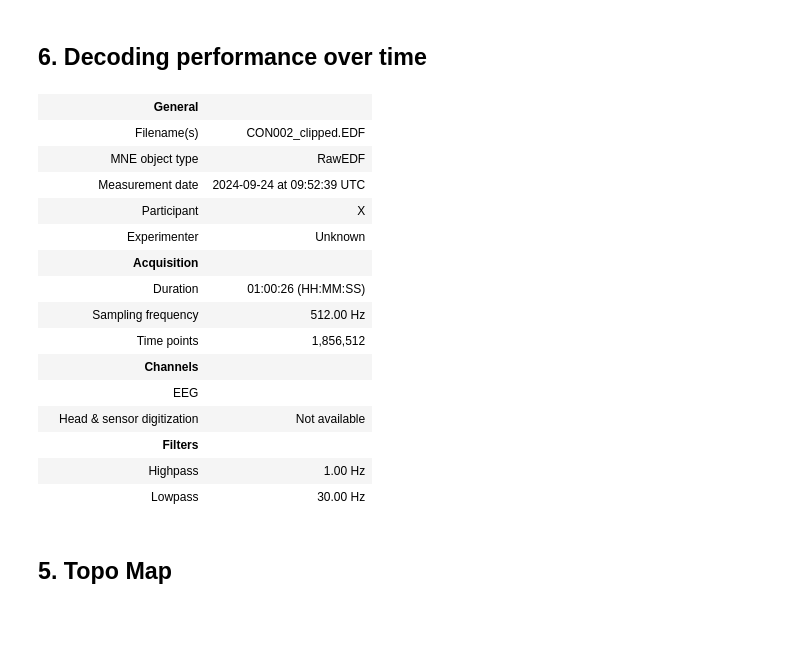
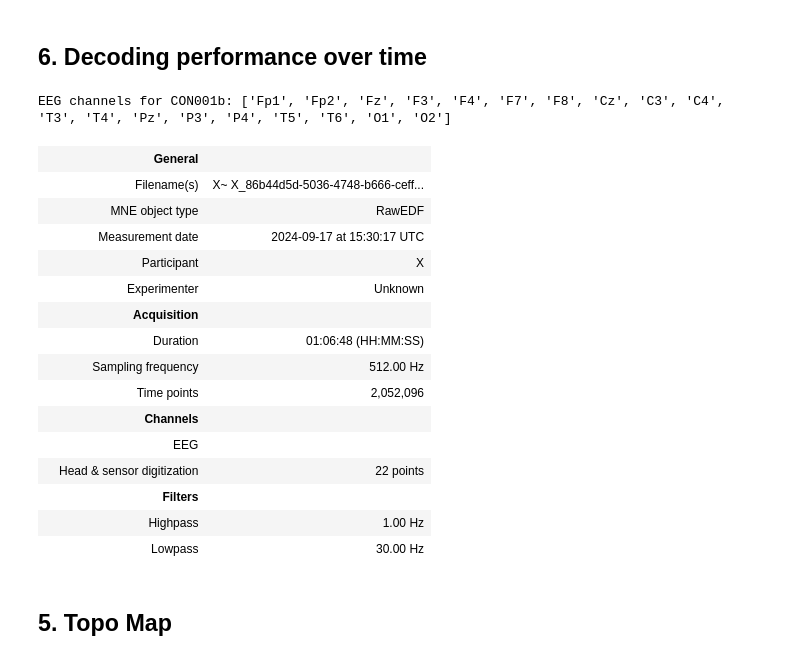
Before and after one commit to EEG-project-capstone/eeg-auditory-stimulus, a Jupyter notebook: notebooks/claassen_analysis.ipynb, the cells around one changed output. Cells and saved outputs as stored; diff of their text form; code cells hidden in the pictures; blank space fills up the shorter version.

```diff
--- a/notebooks/claassen_analysis.ipynb
+++ b/notebooks/claassen_analysis.ipynb
@@ -226,0 +285,25 @@ RuntimeError: Event time samples were not unique. Consider setting the `event_re
+# %%
+use_ch = config.get(f"{subject}_channels")  # Append "_channels" to match config keys
+use_ch = [ch for ch in use_ch if ch != "DC7"]  # Exclude "DC7"
+
+if use_ch is None:
+    use_ch = config.get("channels")
+    print(f"Error: No channels found for subject {subject}")
+else:
+    print(f"EEG channels for {subject}: {use_ch}")
+
+if raw.info['dig'] is None:
+    print("No digitization data found. Assigning standard montage.")
+    raw.set_montage(mne.channels.make_standard_montage("standard_1020"))
+
+picks = mne.pick_types(raw.info, include=use_ch)
+epochs = mne.Epochs(
+    raw,
+    tmin=0, tmax=2,
+    picks=picks,
+    events=events,
+    metadata=metadata,
+    preload=True,
+    proj=False,
+    baseline=None
+)
@@ -333,27 +441,33 @@ plt.legend(loc='lower right', framealpha=1.)
 plt.title("Average predicted probability of 'keep moving ...' across the three blocks")
 
 plt.show()
-# %%
-use_ch = ['Fp1', 'Fp2', 'Fz', 'F3', 'F4', 'F7', 'F8', 'Cz', 'C3', 'C4', 'T3', 'T4', 'Pz', 'P3', 'P4', 'T5', 'T6', 'O1', 'O2']
-
-raw.pick(use_ch)
-# %% [output]
-|  | General |  |
-|  | Filename(s) | CON002_clipped.EDF |
-|  | MNE object type | RawEDF |
-|  | Measurement date | 2024-09-24 at 09:52:39 UTC |
-|  | Participant | X |
-|  | Experimenter | Unknown |
-|  | Acquisition |  |
-|  | Duration | 01:00:26 (HH:MM:SS) |
-|  | Sampling frequency | 512.00 Hz |
-|  | Time points | 1,856,512 |
-|  | Channels |  |
-|  | EEG |  |
-|  | Head & sensor digitization | Not available |
-|  | Filters |  |
-|  | Highpass | 1.00 Hz |
-|  | Lowpass | 30.00 Hz |
+# %%
+use_ch = config.get(f"{subject}_channels")  # Append "_channels" to match config keys
+use_ch = [ch for ch in use_ch if ch != "DC7"]  # Exclude "DC7"
+
+if use_ch is None:
+    print(f"Error: No channels found for subject {subject}")
+else:
+    print(f"EEG channels for {subject}: {use_ch}")
+raw.pick(use_ch)
+# %% [output]
+EEG channels for CON001b: ['Fp1', 'Fp2', 'Fz', 'F3', 'F4', 'F7', 'F8', 'Cz', 'C3', 'C4', 'T3', 'T4', 'Pz', 'P3', 'P4', 'T5', 'T6', 'O1', 'O2']
+|  | General |  |
+|  | Filename(s) | X~ X_86b44d5d-5036-4748-b666-ceff... |
+|  | MNE object type | RawEDF |
+|  | Measurement date | 2024-09-17 at 15:30:17 UTC |
+|  | Participant | X |
+|  | Experimenter | Unknown |
+|  | Acquisition |  |
+|  | Duration | 01:06:48 (HH:MM:SS) |
+|  | Sampling frequency | 512.00 Hz |
+|  | Time points | 2,052,096 |
+|  | Channels |  |
+|  | EEG |  |
+|  | Head & sensor digitization | 22 points |
+|  | Filters |  |
+|  | Highpass | 1.00 Hz |
+|  | Lowpass | 30.00 Hz |
 # %% [markdown]
 ## 5. Topo Map
 # %%
```
Also changed, not shown: parts of 18 cells of this notebook, 5 other files.
